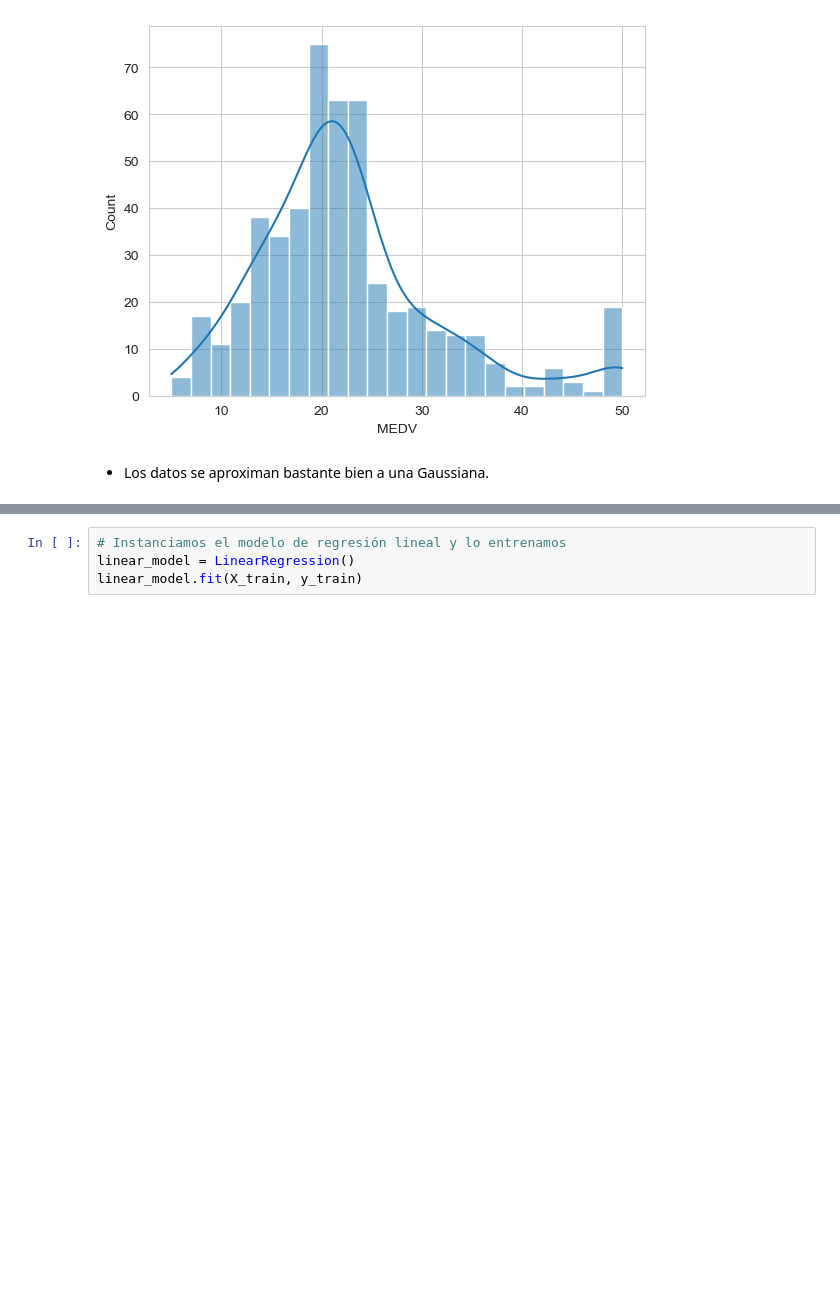
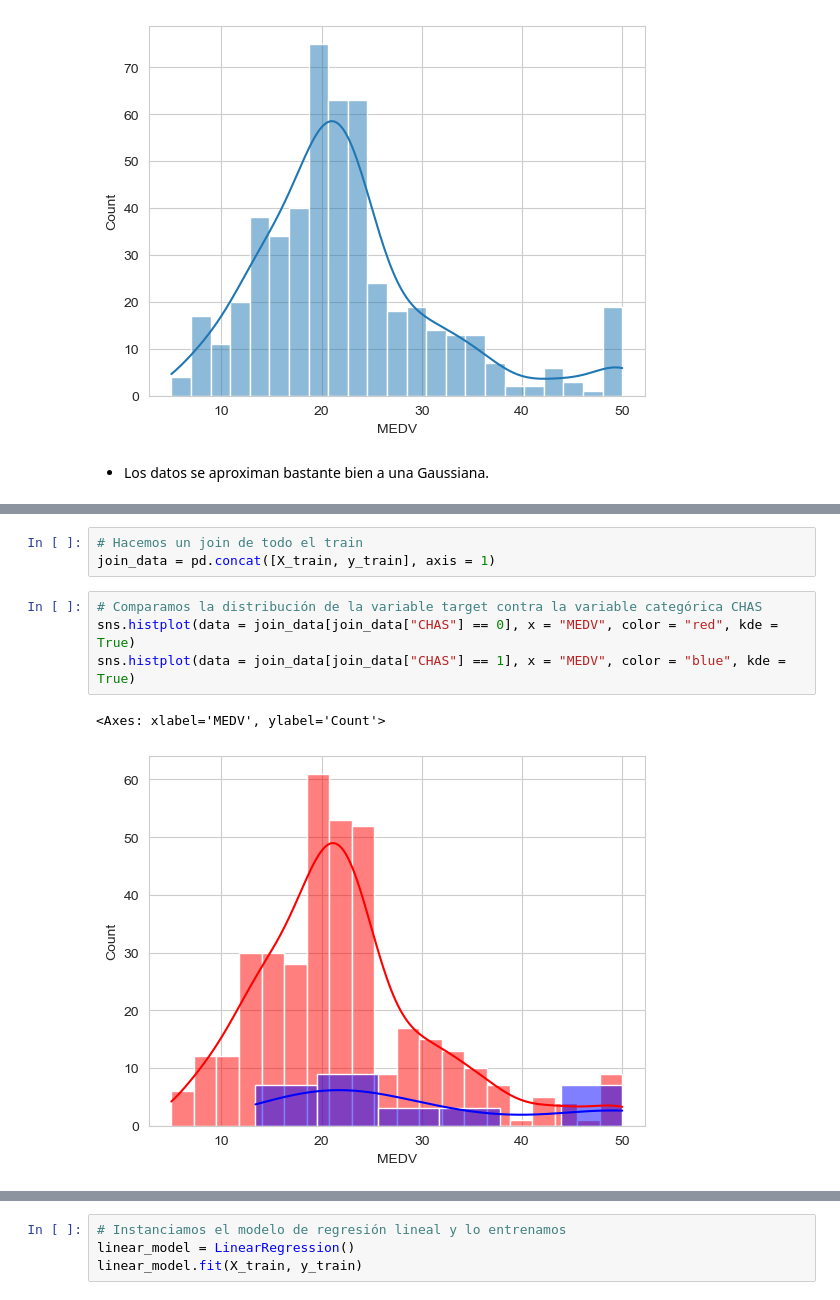
Before and after one commit to CanaryBrianArmas/ONLINE_DS_THEBRIDGE_-Ejercicios-a-corregir, a Jupyter notebook: Sprint_10/Unidad_1/18_Practica_Obligatoria_Regresion_Lineal_y_Regularización.ipynb, the cells around one changed output, grey strips where cells are left out. Cells and saved outputs as stored; diff of their text form; blank space fills up the shorter version.

```diff
--- a/Sprint_10/Unidad_1/18_Practica_Obligatoria_Regresion_Lineal_y_Regularización.ipynb
+++ b/Sprint_10/Unidad_1/18_Practica_Obligatoria_Regresion_Lineal_y_Regularización.ipynb
@@ -162,0 +185,10 @@ X_test = X_test[selected_features]
+# %%
+# Hacemos un join de todo el train
+join_data = pd.concat([X_train, y_train], axis = 1)
+# %%
+# Comparamos la distribución de la variable target contra la variable categórica CHAS
+sns.histplot(data = join_data[join_data["CHAS"] == 0], x = "MEDV", color = "red", kde = True)
+sns.histplot(data = join_data[join_data["CHAS"] == 1], x = "MEDV", color = "blue", kde = True)
+# %% [output]
+<Axes: xlabel='MEDV', ylabel='Count'>
+[figure, added]
```
Also changed, not shown: parts of 25 cells of this notebook.
